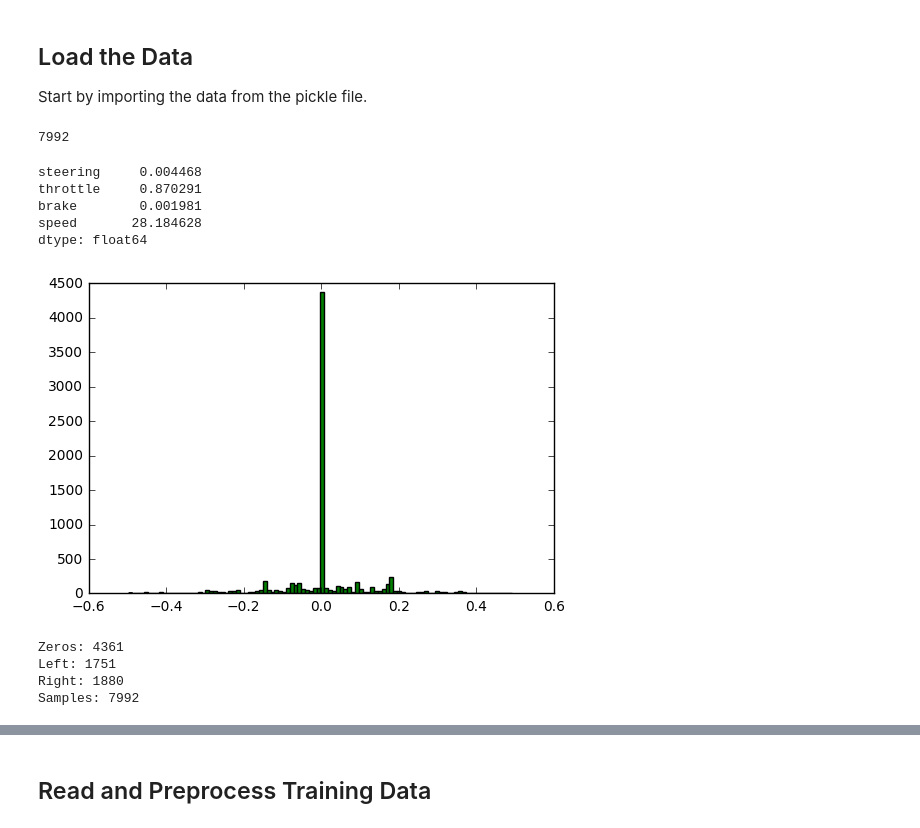
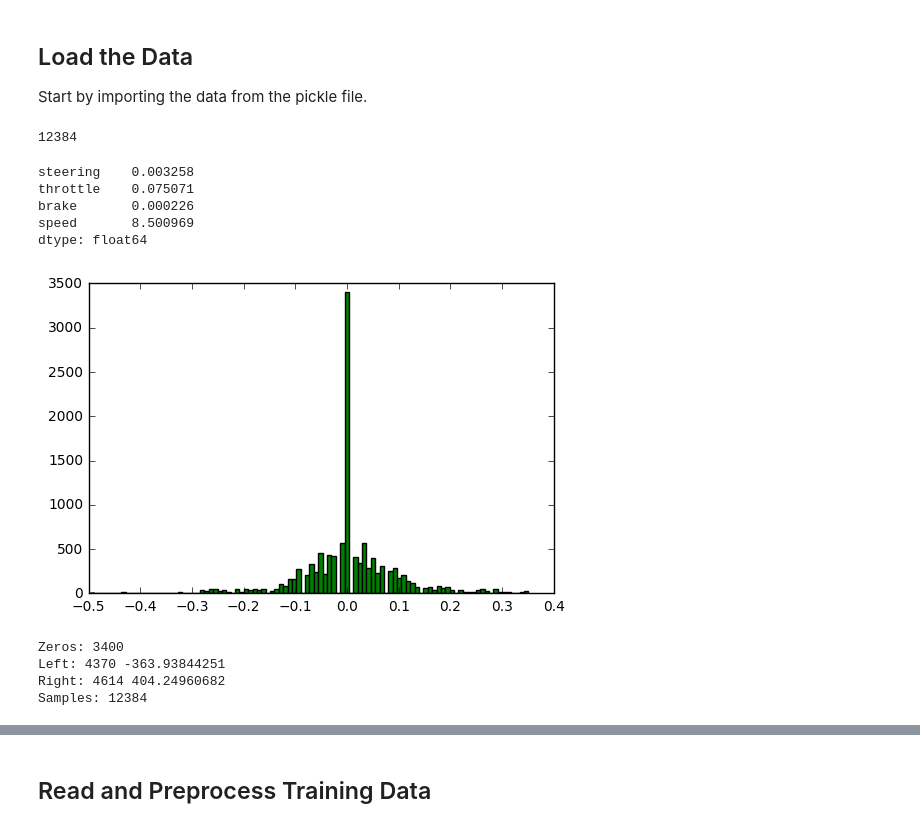
Before and after one commit to overtane/udacity-carnd-p3, a Jupyter notebook: nvidia-keras.ipynb, the cells around one changed output, grey strips where cells are left out. Saved outputs shown, nothing was run; the diff lists cells and outputs as text; code cells hidden in the pictures.

```diff
--- a/nvidia-keras.ipynb
+++ b/nvidia-keras.ipynb
@@ -32,38 +32,43 @@ import matplotlib.image as mpimg
 Start by importing the data from the pickle file.
 # %%
 project_path = '/Users/olli/Udacity/SDC/P3'
-data_path = project_path + '/data'
-#data_path = project_path + '/simulator/data'
+#data_path = project_path + '/data'
+data_path = project_path + '/simulator/data'
 log_name = data_path + '/driving_log.csv'
 df = pd.read_csv(log_name)
 df0 = df.query('steering > -0.5 and steering < 0.5')
 df = df0.reset_index(drop=True)
 print(len(df))
 # %% [output]
-7992
+12384
 # %%
 df.mean()
 # %% [output]
-steering     0.004468
-throttle     0.870291
-brake        0.001981
-speed       28.184628
+steering    0.003258
+throttle    0.075071
+brake       0.000226
+speed       8.500969
 dtype: float64
 # %%
 num_bins = 100
+fig = plt.figure(1)
 # the histogram of the data
 n, bins, patches = plt.hist(df.loc[:,'steering'], num_bins, facecolor='green')
 plt.show()
-print("Zeros:",(df.loc[:,'steering'] == 0.0).sum())
-print("Left:",(df.loc[:,'steering'] < 0.0).sum())
-print("Right:",(df.loc[:,'steering'] > 0.0).sum())
+fig.savefig('angle_distribution.png', bbox_inches='tight')
+s = df['steering']
+left_turns = s.where(s<-0.01)
+right_turns = s.where(s>0.01)
+print("Zeros:",(abs(df.loc[:,'steering']) < 0.01).sum())
+print("Left:",(df.loc[:,'steering'] < -0.01).sum(), left_turns.sum())
+print("Right:",(df.loc[:,'steering'] > 0.01).sum(), right_turns.sum())
 print("Samples:",len(df))
 # %% [output]
-[figure, old version]
+[figure, new version]
-Zeros: 4361
-Left: 1751
-Right: 1880
-Samples: 7992
+Zeros: 3400
+Left: 4370 -363.93844251
+Right: 4614 404.24960682
+Samples: 12384
 # %%
 import scipy.signal as signal
 import scipy.interpolate as interpolate
```
Also changed, not shown: parts of 22 cells of this notebook, 8 other files.
